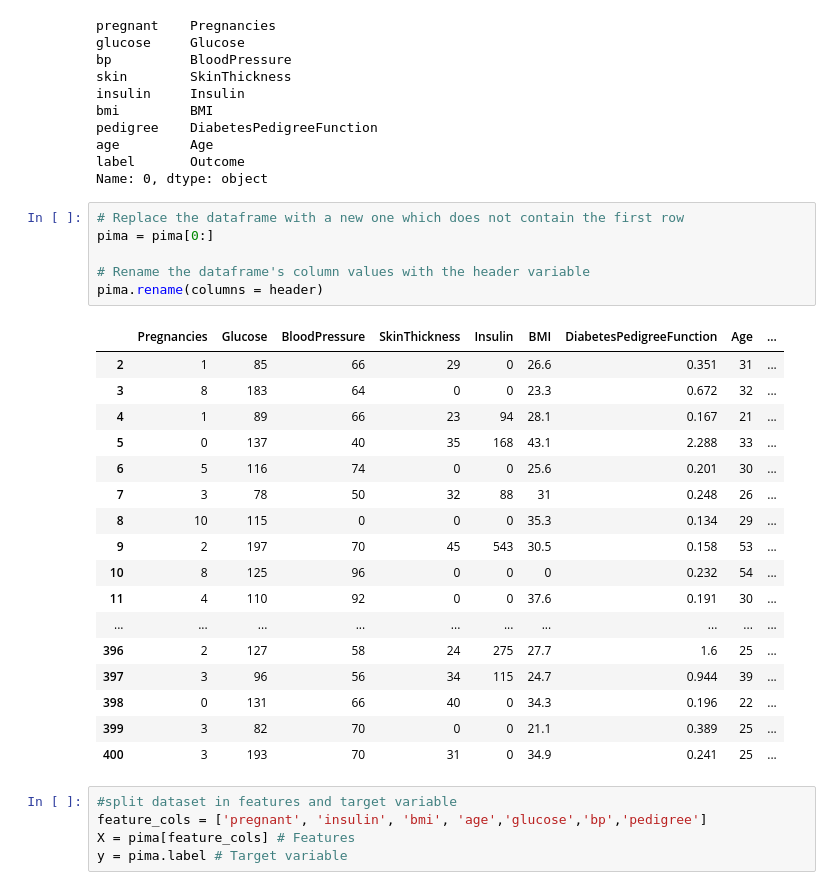
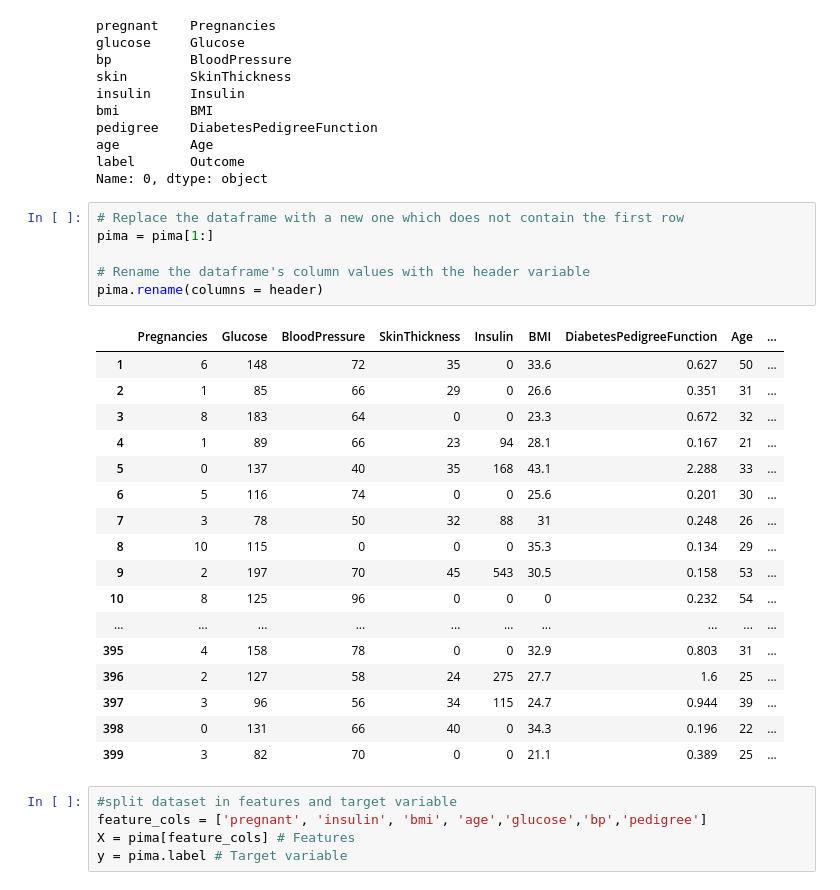
Before and after one commit to Kzis/decision-tree, a Jupyter notebook: tutorial/decision-tree.ipynb, the cells around one changed output. Saved outputs shown, nothing was run; the diff lists cells and outputs as text.

```diff
--- a/tutorial/decision-tree.ipynb
+++ b/tutorial/decision-tree.ipynb
@@ -49,12 +49,13 @@ label       Outcome
 Name: 0, dtype: object
 # %%
 # Replace the dataframe with a new one which does not contain the first row
-pima = pima[0:]
+pima = pima[1:]
 
 # Rename the dataframe's column values with the header variable
 pima.rename(columns = header)
 # %% [output]
 |  | Pregnancies | Glucose | BloodPressure | SkinThickness | Insulin | BMI | DiabetesPedigreeFunction | Age | ... |
+| 1 | 6 | 148 | 72 | 35 | 0 | 33.6 | 0.627 | 50 | ... |
 | 2 | 1 | 85 | 66 | 29 | 0 | 26.6 | 0.351 | 31 | ... |
 | 3 | 8 | 183 | 64 | 0 | 0 | 23.3 | 0.672 | 32 | ... |
 | 4 | 1 | 89 | 66 | 23 | 94 | 28.1 | 0.167 | 21 | ... |
@@ -64,13 +65,12 @@ pima.rename(columns = header)
 | 8 | 10 | 115 | 0 | 0 | 0 | 35.3 | 0.134 | 29 | ... |
 | 9 | 2 | 197 | 70 | 45 | 543 | 30.5 | 0.158 | 53 | ... |
 | 10 | 8 | 125 | 96 | 0 | 0 | 0 | 0.232 | 54 | ... |
-| 11 | 4 | 110 | 92 | 0 | 0 | 37.6 | 0.191 | 30 | ... |
 | ... | ... | ... | ... | ... | ... | ... | ... | ... | ... |
+| 395 | 4 | 158 | 78 | 0 | 0 | 32.9 | 0.803 | 31 | ... |
 | 396 | 2 | 127 | 58 | 24 | 275 | 27.7 | 1.6 | 25 | ... |
 | 397 | 3 | 96 | 56 | 34 | 115 | 24.7 | 0.944 | 39 | ... |
 | 398 | 0 | 131 | 66 | 40 | 0 | 34.3 | 0.196 | 22 | ... |
 | 399 | 3 | 82 | 70 | 0 | 0 | 21.1 | 0.389 | 25 | ... |
-| 400 | 3 | 193 | 70 | 31 | 0 | 34.9 | 0.241 | 25 | ... |
 # %%
 #split dataset in features and target variable
 feature_cols = ['pregnant', 'insulin', 'bmi', 'age','glucose','bp','pedigree']
```
Also changed, not shown: parts of 6 cells of this notebook.
